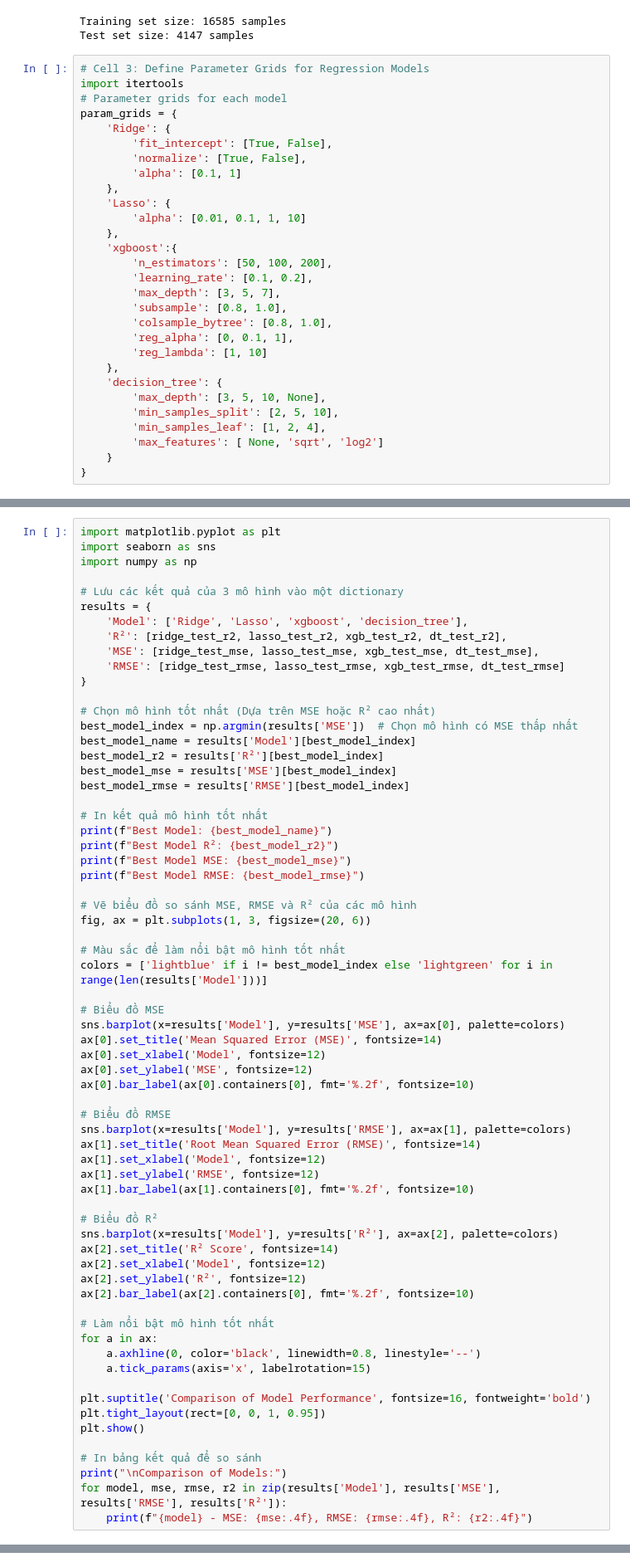
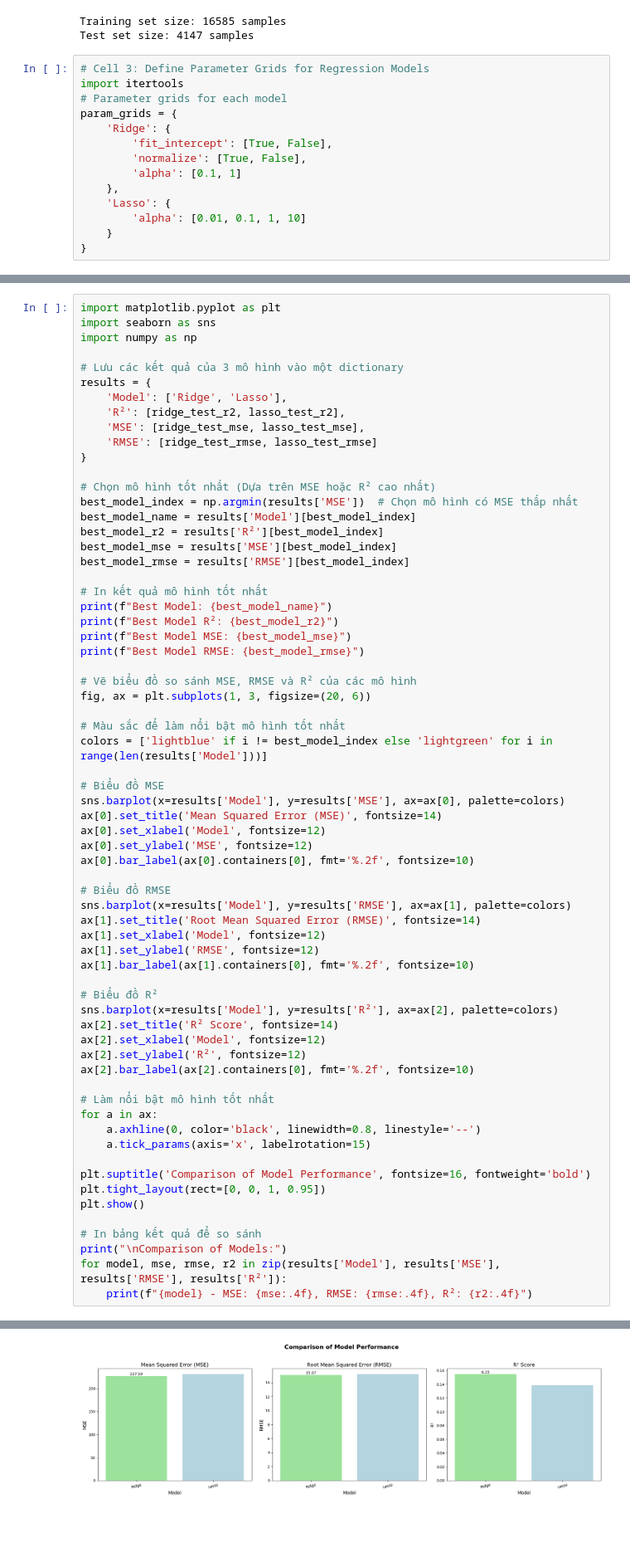
Before and after one commit to tiam4tt/GameReviewSentiment, a Jupyter notebook: modelling_0.ipynb, the cells around one changed output, grey strips where cells are left out. Shown: that part at 83% size. Saved outputs shown, nothing was run; the diff lists cells and outputs as text; blank space fills up the shorter version.

```diff
--- a/modelling_0.ipynb
+++ b/modelling_0.ipynb
@@ -90,21 +90,6 @@ param_grids = {
     },
     'Lasso': {
         'alpha': [0.01, 0.1, 1, 10]
-    },
-    'xgboost':{
-        'n_estimators': [50, 100, 200],
-        'learning_rate': [0.1, 0.2],
-        'max_depth': [3, 5, 7],
-        'subsample': [0.8, 1.0],
-        'colsample_bytree': [0.8, 1.0],
-        'reg_alpha': [0, 0.1, 1],
-        'reg_lambda': [1, 10]
-    },
-    'decision_tree': {
-        'max_depth': [3, 5, 10, None],
-        'min_samples_split': [2, 5, 10],
-        'min_samples_leaf': [1, 2, 4],
-        'max_features': [ None, 'sqrt', 'log2']
     }
 }
 # %%
@@ -521,10 +322,10 @@ import numpy as np
 
 # Lưu các kết quả của 3 mô hình vào một dictionary
 results = {
-    'Model': ['Ridge', 'Lasso', 'xgboost', 'decision_tree'],
-    'R²': [ridge_test_r2, lasso_test_r2, xgb_test_r2, dt_test_r2],
-    'MSE': [ridge_test_mse, lasso_test_mse, xgb_test_mse, dt_test_mse],
-    'RMSE': [ridge_test_rmse, lasso_test_rmse, xgb_test_rmse, dt_test_rmse]
+    'Model': ['Ridge', 'Lasso'],
+    'R²': [ridge_test_r2, lasso_test_r2],
+    'MSE': [ridge_test_mse, lasso_test_mse],
+    'RMSE': [ridge_test_rmse, lasso_test_rmse]
 }
 
 # Chọn mô hình tốt nhất (Dựa trên MSE hoặc R² cao nhất)
@@ -580,3 +381,4 @@ plt.show()
 print("\nComparison of Models:")
 for model, mse, rmse, r2 in zip(results['Model'], results['MSE'], results['RMSE'], results['R²']):
     print(f"{model} - MSE: {mse:.4f}, RMSE: {rmse:.4f}, R²: {r2:.4f}")
+# %% [output]
@@ -582,0 +400 @@ for model, mse, rmse, r2 in zip(results['Model'], results['MSE'], results['RMSE'
+[figure, added]
```
Also changed, not shown: parts of 8 cells of this notebook.
